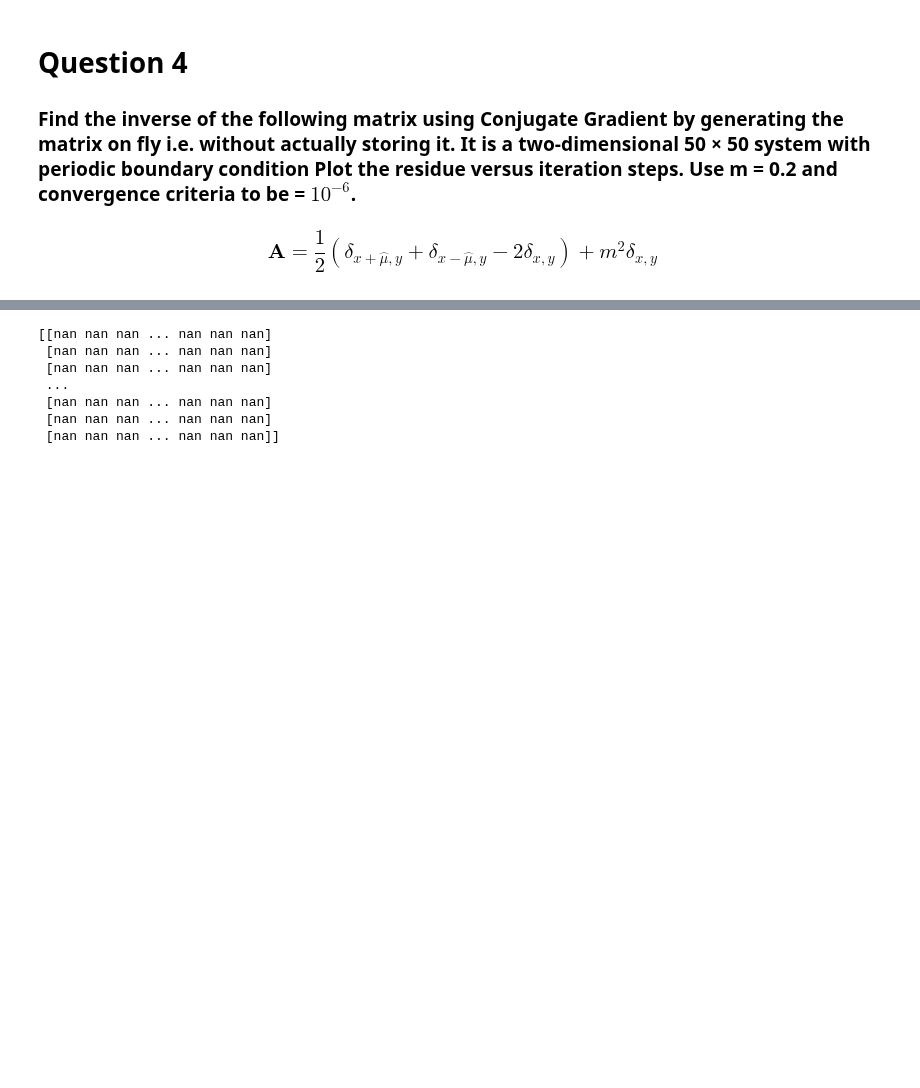
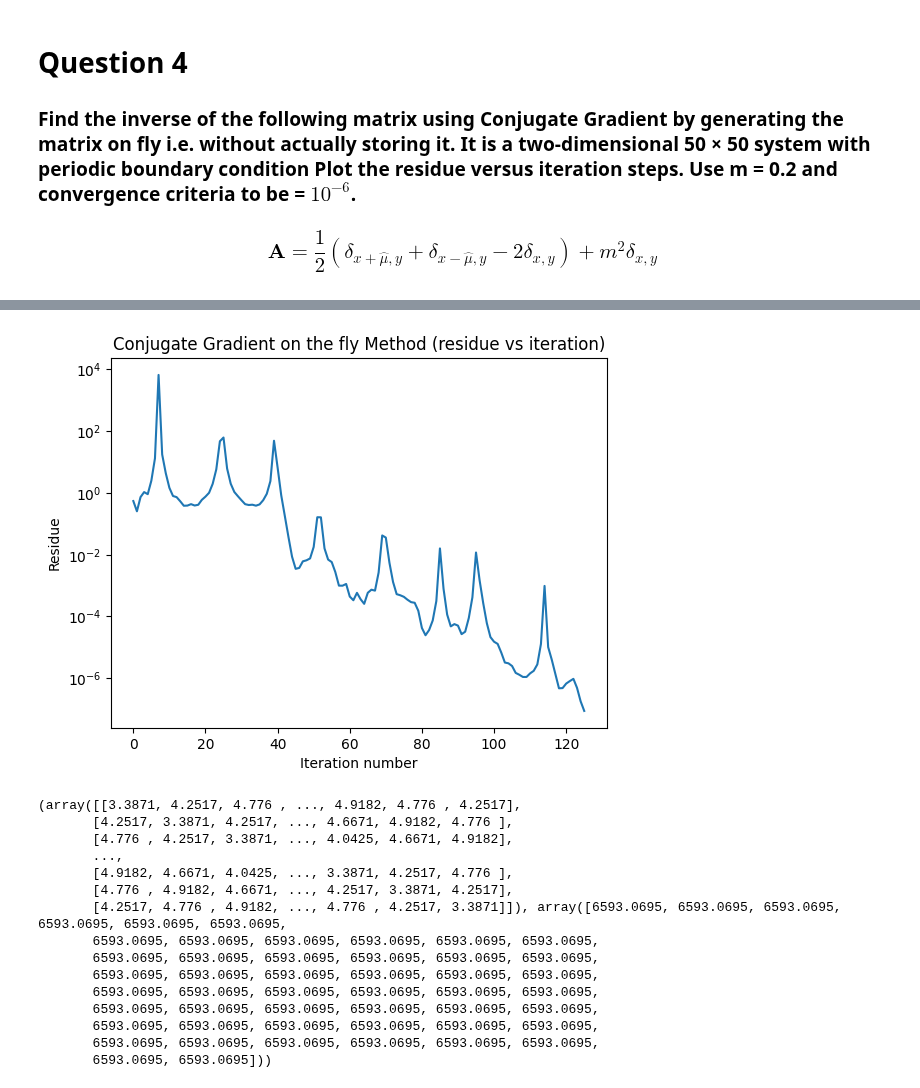
Before and after one commit to chandan-kumarsahu/P452-Computational-Physics, a Jupyter notebook: Assignment_2/As2.ipynb, the cells around one changed output, grey strips where cells are left out. Drawn from its saved outputs; the diff is of its cells as text; code cells hidden in the pictures; blank space fills up the shorter version.

```diff
--- a/Assignment_2/As2.ipynb
+++ b/Assignment_2/As2.ipynb
@@ -332,39 +280,33 @@ def dot(f,v,N):
-# %%
-def Fly_func(x,y, N, m = 0.2):
-    # Creating lattice coordinates from lattice numbers
-    i1 = x%N
-    j1 = x//N
-    i2 = y%N
-    j2 = y//N
-
-    # Condition for diagonal term
-    if (x==y): return (m**2-1)
-
-    # Condition for interaction terms
-    if(((i1+1)%N,j1)==(i2,j2)): return 0.5
-    if(((i1-1)%N,j1)==(i2,j2)): return 0.5
-    if((i1,(j1+1)%N)==(i2,j2)): return 0.5
-    if((i1,(j1-1)%N)==(i2,j2)): return 0.5
-
-    return 0
-
-
-
-N = 10
-n = N*N
-I = np.eye(n)
-Inverse = np.zeros((n,n))
-
-resl = []
-for i in range(n):
-    inv = ConjGrad_onfly(Fly_func, I[i],N, tol = 1e-6, max_iter = 50 ,plot=False)
-    Inverse[:,i] = inv
-print(Inverse)
-# %% [output]
-[[nan nan nan ... nan nan nan]
- [nan nan nan ... nan nan nan]
- [nan nan nan ... nan nan nan]
- ...
- [nan nan nan ... nan nan nan]
- [nan nan nan ... nan nan nan]
- [nan nan nan ... nan nan nan]]
+# %%
+# Given matrix on the fly
+def matrix_func(X, m=0.2):
+    Y = np.zeros(len(X))
+    for i in range(len(X)):
+        if i == len(X)-1:
+            Y[i] = 0.5*(X[0] + X[i-1] - 2*X[i]) + m**2*X[i]
+        else:
+            Y[i] = 0.5*(X[i+1] + X[i-1] - 2*X[i]) + m**2*X[i]
+    return Y
+
+n = 50
+tol = 1e-7
+
+Inverse = conj_grad_otf_inverse(matrix_func, n, tol)
+print(Inverse)
+# %% [output]
+[figure, added]
+(array([[3.3871, 4.2517, 4.776 , ..., 4.9182, 4.776 , 4.2517],
+       [4.2517, 3.3871, 4.2517, ..., 4.6671, 4.9182, 4.776 ],
+       [4.776 , 4.2517, 3.3871, ..., 4.0425, 4.6671, 4.9182],
+       ...,
+       [4.9182, 4.6671, 4.0425, ..., 3.3871, 4.2517, 4.776 ],
+       [4.776 , 4.9182, 4.6671, ..., 4.2517, 3.3871, 4.2517],
+       [4.2517, 4.776 , 4.9182, ..., 4.776 , 4.2517, 3.3871]]), array([6593.0695, 6593.0695, 6593.0695, 6593.0695, 6593.0695, 6593.0695,
+       6593.0695, 6593.0695, 6593.0695, 6593.0695, 6593.0695, 6593.0695,
+       6593.0695, 6593.0695, 6593.0695, 6593.0695, 6593.0695, 6593.0695,
+       6593.0695, 6593.0695, 6593.0695, 6593.0695, 6593.0695, 6593.0695,
+       6593.0695, 6593.0695, 6593.0695, 6593.0695, 6593.0695, 6593.0695,
+       6593.0695, 6593.0695, 6593.0695, 6593.0695, 6593.0695, 6593.0695,
+       6593.0695, 6593.0695, 6593.0695, 6593.0695, 6593.0695, 6593.0695,
+       6593.0695, 6593.0695, 6593.0695, 6593.0695, 6593.0695, 6593.0695,
+       6593.0695, 6593.0695]))
```
Also changed, not shown: parts of 8 cells of this notebook, 2 other files.
